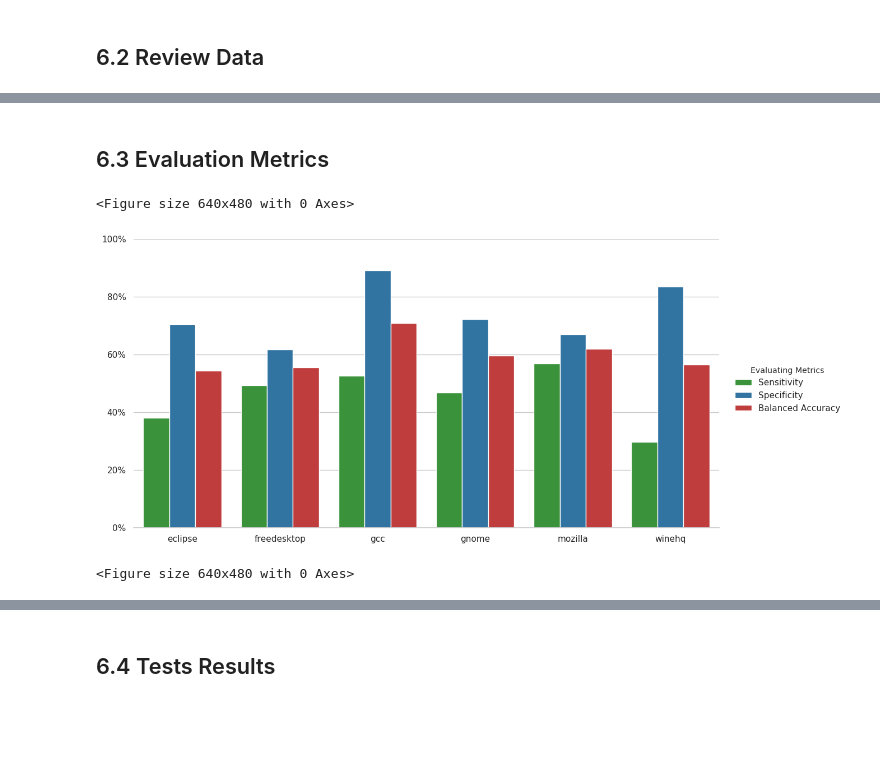
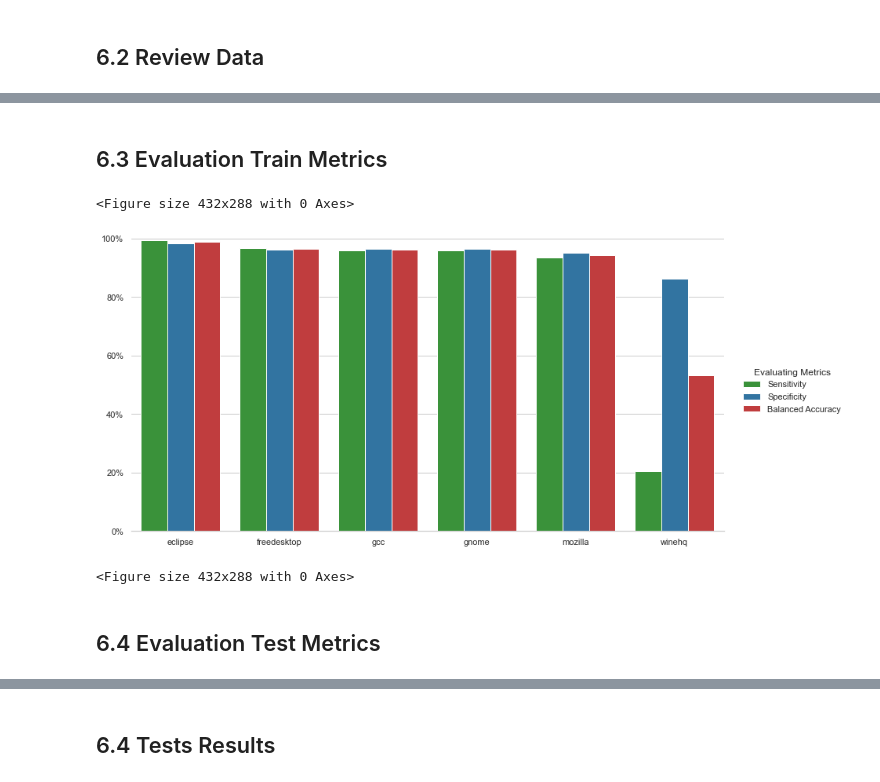
Before and after one commit to gomesluiz/long-lived-bug-predictor, a Jupyter notebook: notebooks/20200917_long_lived_prediction_rq4_data_analysis.ipynb, the cells around one changed output, grey strips where cells are left out. Drawn from its saved outputs; the diff is of its cells as text; code cells hidden in the pictures; blank space fills up the shorter version.

```diff
--- a/notebooks/20200917_long_lived_prediction_rq4_data_analysis.ipynb
+++ b/notebooks/20200917_long_lived_prediction_rq4_data_analysis.ipynb
@@ -294,0 +241,4 @@ display(eclipse_metrics_in_train_flattened)
+# %%
+eclipse_metrics_in_train_summarized = eclipse_metrics_in_train.groupby(['classifier', 'feature', 'balancing', 'metric', 'max_term']).agg({'sensitivity': 'mean', 'specificity':'mean', 'balanced_acc': 'mean'})
+eclipse_metrics_in_train_summarized = eclipse_metrics_in_train_summarized.reset_index()
+eclipse_metrics_in_train_summarized.sort_values('balanced_acc', ascending=False)
@@ -298,11 +255,11 @@ display(eclipse_metrics_in_train_flattened)
 from  matplotlib.ticker import PercentFormatter
 sns.set_context("paper")
 sns.set(style="whitegrid", font_scale=1.0)
-e2_metrics_data_melted = e2_metrics_data[['n_term', 'sensitivity', 'specificity', 'balanced_acc']].melt(id_vars=['n_term'])
+eclipse_metrics_in_train_melted = eclipse_metrics_in_train_summarized[['max_term', 'sensitivity', 'specificity', 'balanced_acc']].melt(id_vars=['max_term'])
 
-g = sns.catplot(data=e2_metrics_data_melted
+g = sns.catplot(data=eclipse_metrics_in_train_melted
                 , kind="point"
-                , x="n_term"
+                , x="max_term"
                 , y="value"
                 , hue="variable"
                 , saturation=.0
@@ -330,5 +287,5 @@ g._legend.set_title("Evaluating Metrics")
 for t, l in zip(g._legend.texts, ['Sensitivity', 'Specificity', 'Balanced Accuracy']): t.set_text(l)
 
 plt.show(g)
-g.savefig(f"figures/rq4e2-eclipse-evaluation-metrics.pdf", format="pdf", dpi=600, bbox_inches='tight')
+g.savefig(f"../output/figures/rq4e2-eclipse-evaluation-metrics.pdf", format="pdf", dpi=600, bbox_inches='tight')
 # %% [output]
@@ -519,3 +410,6 @@ FileNotFoundError: [Errno 2] File b'datasets/20190925200836_rq4e3_eclipse_test_r
 Every bug which its report have indicated that the number of days to resolve is less than or equal to **threshold fixed** was considered a **non-long lived bug** and that which the number of days to resolve is greater than this threshold was considered as a **long-live bug**.
 # %% [markdown]
 ## 6.2 Review Data
+# %%
+eclipse_metrics_in_train = pd.read_csv("../output/data/20200919_r4_4b_predict_long_lived_bug_train_final.csv", sep=",")
+eclipse_metrics_in_train.head()
@@ -522 +434,4 @@ Every bug which its report have indicated that the number of days to resolve is
+# %%
+eclipse_metrics_in_train_summarized = eclipse_metrics_in_train.groupby(['project', 'classifier', 'feature', 'balancing', 'metric', 'max_term', 'threshold']).agg({'sensitivity': 'mean', 'specificity':'mean', 'balanced_acc': 'mean'})
+eclipse_metrics_in_train_summarized = eclipse_metrics_in_train_summarized.reset_index()
 # %%
@@ -524,36 +447,37 @@ e4_metrics_data.sort_values('balanced_acc', ascending=False).head(6)
 # %% [markdown]
-## 6.3 Evaluation Metrics
+## 6.3 Evaluation Train Metrics
 # %%
 sns.despine(offset=5)
 sns.set(style="whitegrid")
-e4_metrics_data_melted = e4_metrics_data[['project', 'sensitivity', 'specificity', 'balanced_acc']].melt(id_vars=['project'])
+e4_metrics_data_melted = eclipse_metrics_in_train_summarized[['project', 'sensitivity', 'specificity', 'balanced_acc']].melt(id_vars=['project'])
 g = sns.catplot(data=e4_metrics_data_melted
                 , kind="bar"
                 , x="project"
                 , y="value"
                 , hue="variable"
-                #, saturation=.5
                 , height=6
                 , aspect=2
                 , palette=["tab:green", "tab:blue", "tab:red"])
 (g.set_axis_labels("", "")
-  .set_titles(" GCC: Neural Network Performance")
+  .set_titles(" SVM Performance")
   .set(ylim=(0,1))
   .despine(left=True))
 
 # Format y scale in percentage format.
 for ax in g.axes.flat:
     ax.yaxis.set_major_formatter(PercentFormatter(1))
 
 # Change and ajust legend.
 box = g.ax.get_position()
 g.ax.set_position([box.x0, box.y0, box.width * 0.95, box.height]) # resize position
 g._legend.set_title("Evaluating Metrics")
 for t, l in zip(g._legend.texts, ['Sensitivity', 'Specificity', 'Balanced Accuracy']): t.set_text(l)
 
 plt.show(g)
-plt.savefig("figures/r4e4_performace_algorithms_on_eclipse_dataset.pdf", format="pdf", dpi=600, bbox_inches='tight')
+plt.savefig("../output/figures/r4e4_performace_algorithms_on_eclipse_dataset.pdf", format="pdf", dpi=600, bbox_inches='tight')
 # %% [output]
-<Figure size 640x480 with 0 Axes>
+<Figure size 432x288 with 0 Axes>
-[figure, old version]
+[figure, new version]
-<Figure size 640x480 with 0 Axes>
+<Figure size 432x288 with 0 Axes>
+# %% [markdown]
+## 6.4 Evaluation Test Metrics
```
Also changed, not shown: parts of 36 cells of this notebook, 6 other files.
